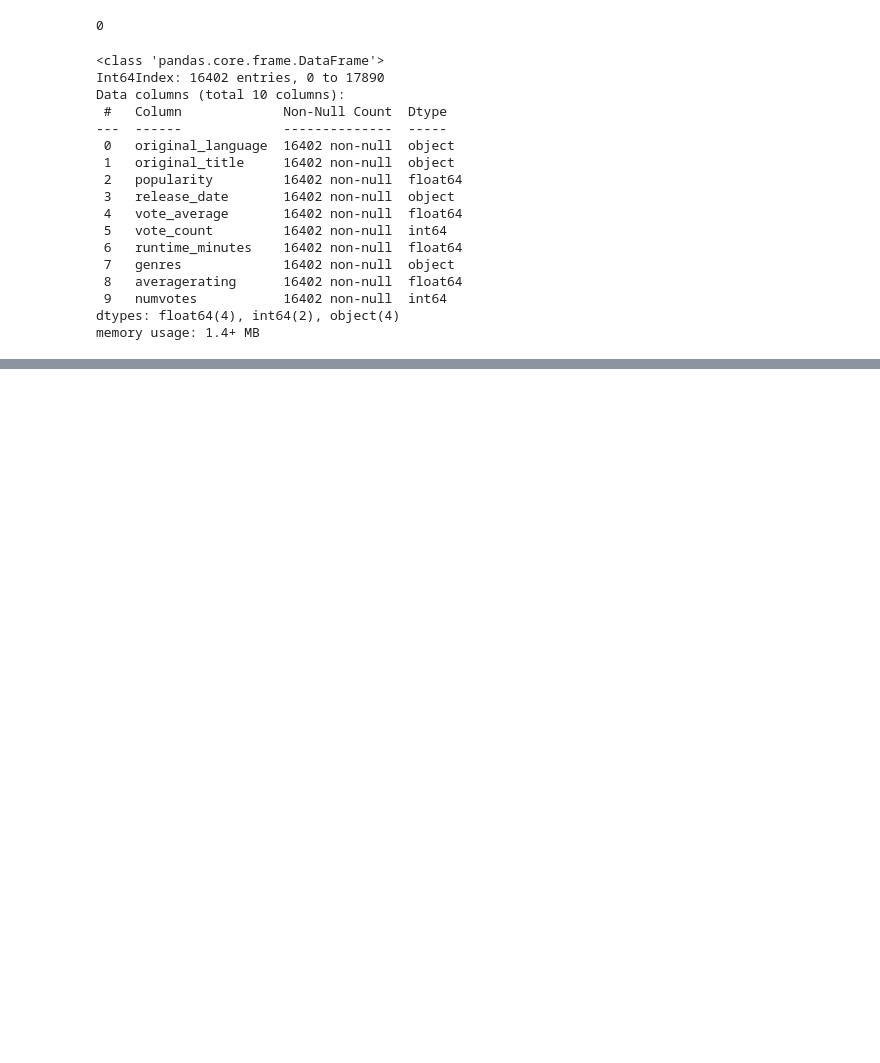
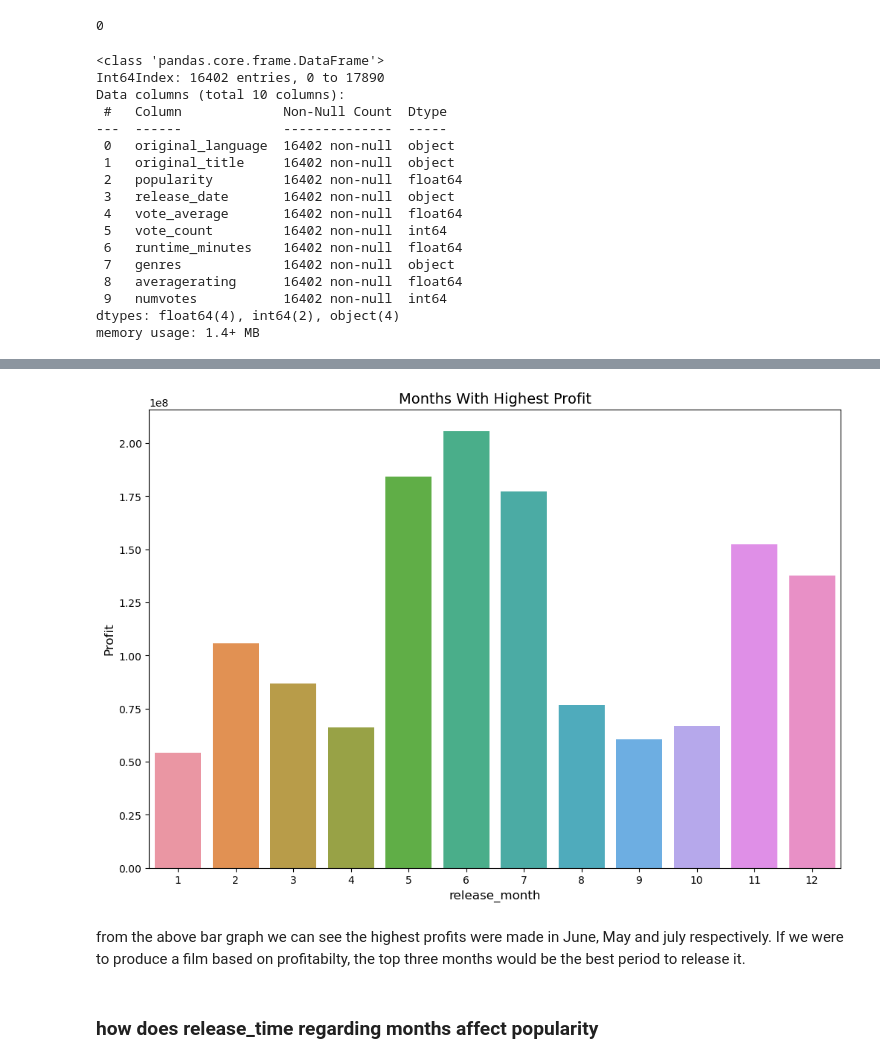
Before and after one commit to MuiruriVivian/PHASE-2-GROUP-7-PROJECT, a Jupyter notebook: Dominic.ipynb, the cells around one changed output, grey strips where cells are left out. Drawn from its saved outputs; the diff is of its cells as text; code cells hidden in the pictures; blank space fills up the shorter version.

```diff
--- a/Dominic.ipynb
+++ b/Dominic.ipynb
@@ -369,0 +429,6 @@ merged_data.to_csv('cleaned_merged_data.csv', index=False)  # Saves without row
+# %%
+# here we write a code that returns a Series with release_date as the index and the average profit for each release date.
+month_profit = gross_budget.groupby('release_date')['profit'].mean()
+# covert month_profit into a DataFrame
+monthly_profit_df = pd.DataFrame(month_profit)
+monthly_profit_df.reset_index(drop=False, inplace=True)
@@ -369,0 +451,19 @@ merged_data.to_csv('cleaned_merged_data.csv', index=False)  # Saves without row
+# %%
+# Assuming 'monthly_profit_df' is a DataFrame with 'release_date' and 'profit' columns
+
+fig, ax = plt.subplots(figsize=(12, 8))
+
+# You can directly pass the DataFrame column names to sns.barplot using the 'x' and 'y' keyword arguments
+sns.barplot(x='release_date', y='profit', data=monthly_profit_df, ax=ax)
+
+ax.set_title('Months With Highest Profit', fontsize=14)
+ax.set_xlabel("release_month", fontsize=12)
+ax.set_ylabel("Profit", fontsize=12)
+
+fig.savefig('Months With Highest Profit.png')
+# %% [output]
+[figure, added]
+# %% [markdown]
+from the above bar graph we can see the highest profits were made in June, May and july respectively. If we were to produce a film based on profitabilty, the top three months would be the best period to release it.
+# %% [markdown]
+### how does release_time regarding months affect popularity
```
Also changed, not shown: parts of 19 cells of this notebook.
